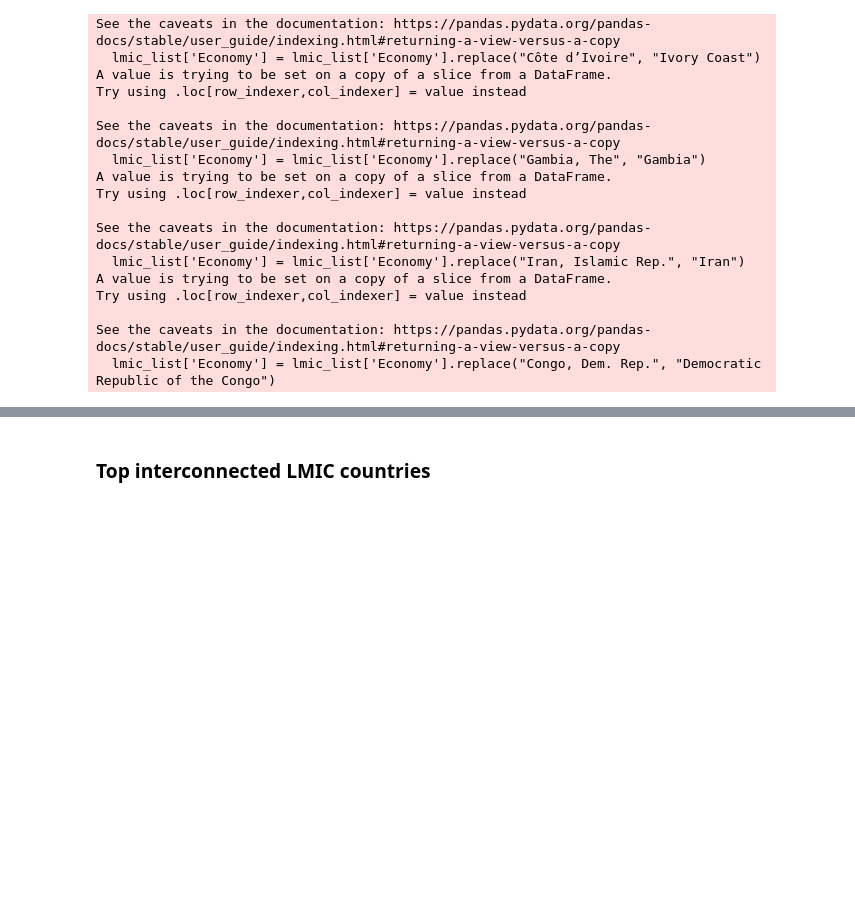
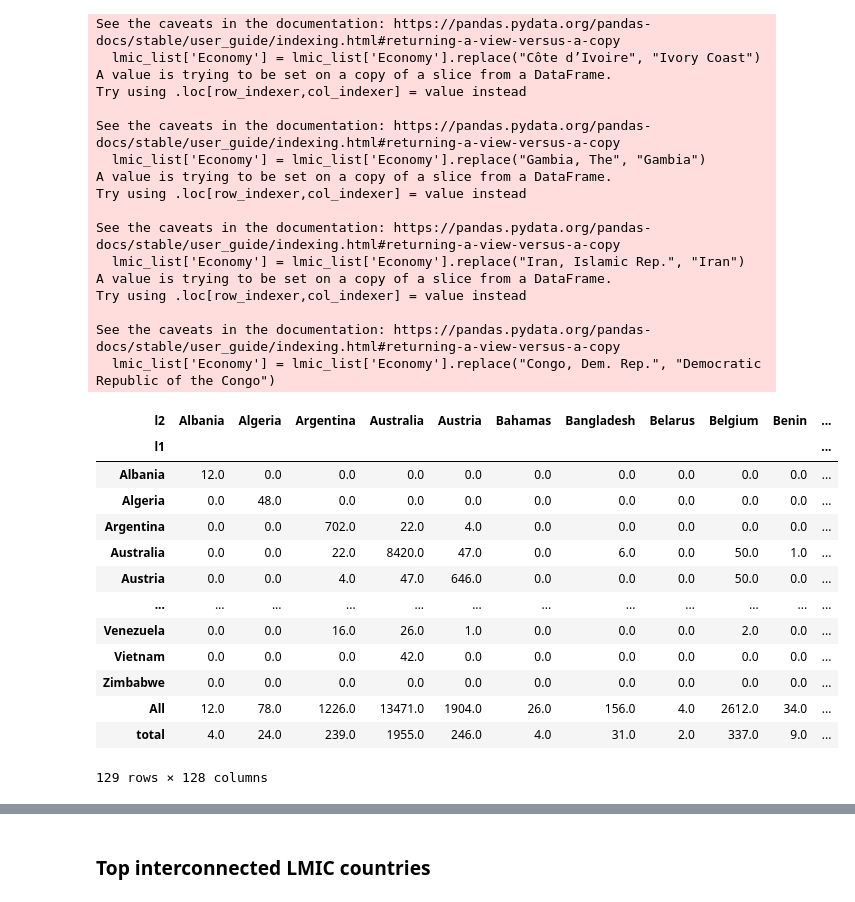
Before and after one commit to mdc5017/wellcome_academic_graph_toolkit, a Jupyter notebook: geographies/CH_vis.ipynb, the cells around one changed output, grey strips where cells are left out. Drawn from its saved outputs; the diff is of its cells as text; code cells hidden in the pictures; blank space fills up the shorter version.

```diff
--- a/geographies/CH_vis.ipynb
+++ b/geographies/CH_vis.ipynb
@@ -196,6 +209,23 @@ Try using .loc[row_indexer,col_indexer] = value instead
 
 See the caveats in the documentation: https://pandas.pydata.org/pandas-docs/stable/user_guide/indexing.html#returning-a-view-versus-a-copy
   lmic_list['Economy'] = lmic_list['Economy'].replace("Congo, Dem. Rep.", "Democratic Republic of the Congo")
+# %%
+all_ch_loc.adjacency_matrices[2015]['All']
+# %% [output]
+| l2 | Albania | Algeria | Argentina | Australia | Austria | Bahamas | Bangladesh | Belarus | Belgium | Benin | ... |
+| l1 |  |  |  |  |  |  |  |  |  |  | ... |
+| Albania | 12.0 | 0.0 | 0.0 | 0.0 | 0.0 | 0.0 | 0.0 | 0.0 | 0.0 | 0.0 | ... |
+| Algeria | 0.0 | 48.0 | 0.0 | 0.0 | 0.0 | 0.0 | 0.0 | 0.0 | 0.0 | 0.0 | ... |
+| Argentina | 0.0 | 0.0 | 702.0 | 22.0 | 4.0 | 0.0 | 0.0 | 0.0 | 0.0 | 0.0 | ... |
+| Australia | 0.0 | 0.0 | 22.0 | 8420.0 | 47.0 | 0.0 | 6.0 | 0.0 | 50.0 | 1.0 | ... |
+| Austria | 0.0 | 0.0 | 4.0 | 47.0 | 646.0 | 0.0 | 0.0 | 0.0 | 50.0 | 0.0 | ... |
+| ... | ... | ... | ... | ... | ... | ... | ... | ... | ... | ... | ... |
+| Venezuela | 0.0 | 0.0 | 16.0 | 26.0 | 1.0 | 0.0 | 0.0 | 0.0 | 2.0 | 0.0 | ... |
+| Vietnam | 0.0 | 0.0 | 0.0 | 42.0 | 0.0 | 0.0 | 0.0 | 0.0 | 0.0 | 0.0 | ... |
+| Zimbabwe | 0.0 | 0.0 | 0.0 | 0.0 | 0.0 | 0.0 | 0.0 | 0.0 | 0.0 | 0.0 | ... |
+| All | 12.0 | 78.0 | 1226.0 | 13471.0 | 1904.0 | 26.0 | 156.0 | 4.0 | 2612.0 | 34.0 | ... |
+| total | 4.0 | 24.0 | 239.0 | 1955.0 | 246.0 | 4.0 | 31.0 | 2.0 | 337.0 | 9.0 | ... |
+129 rows × 128 columns
 # %%
 all_ch_lmic = {}
 
```
Also changed, not shown: parts of 9 cells of this notebook, 4 other files.
